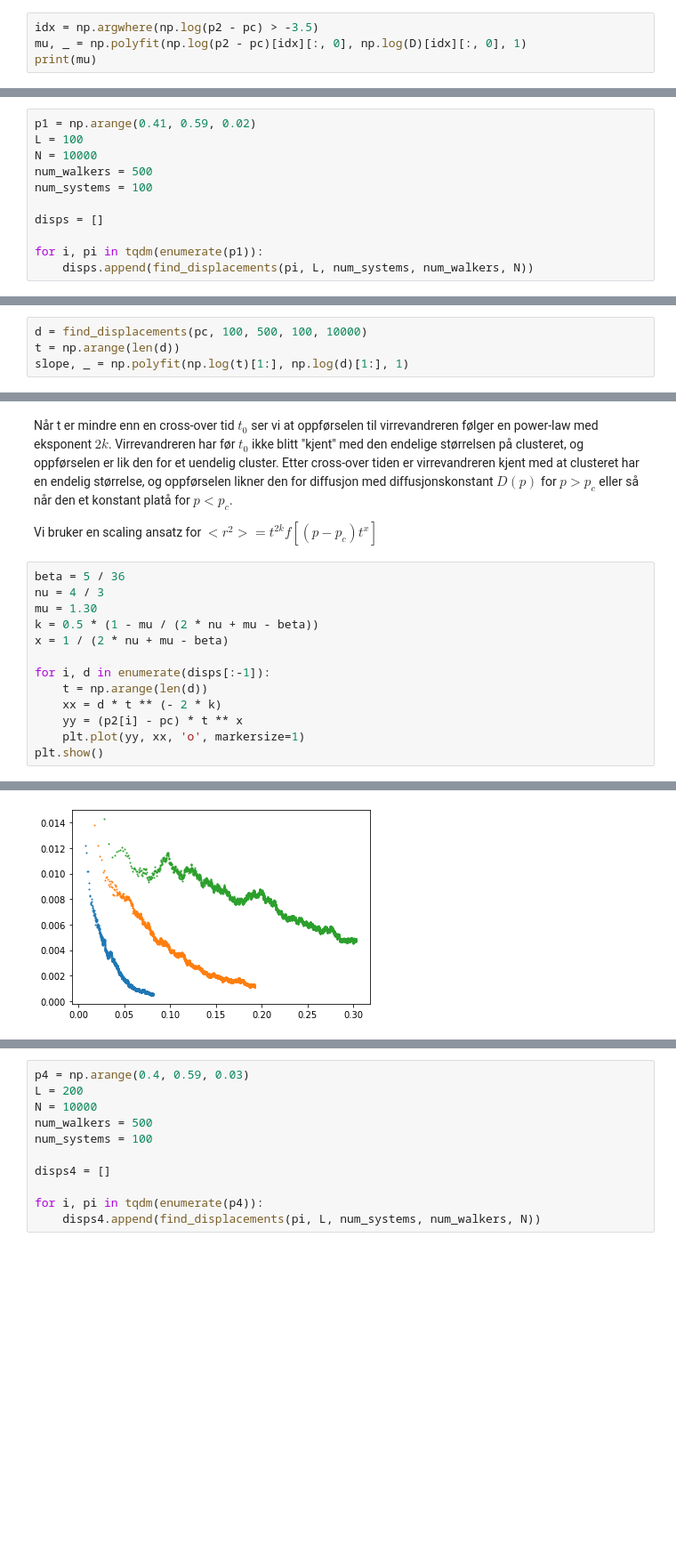
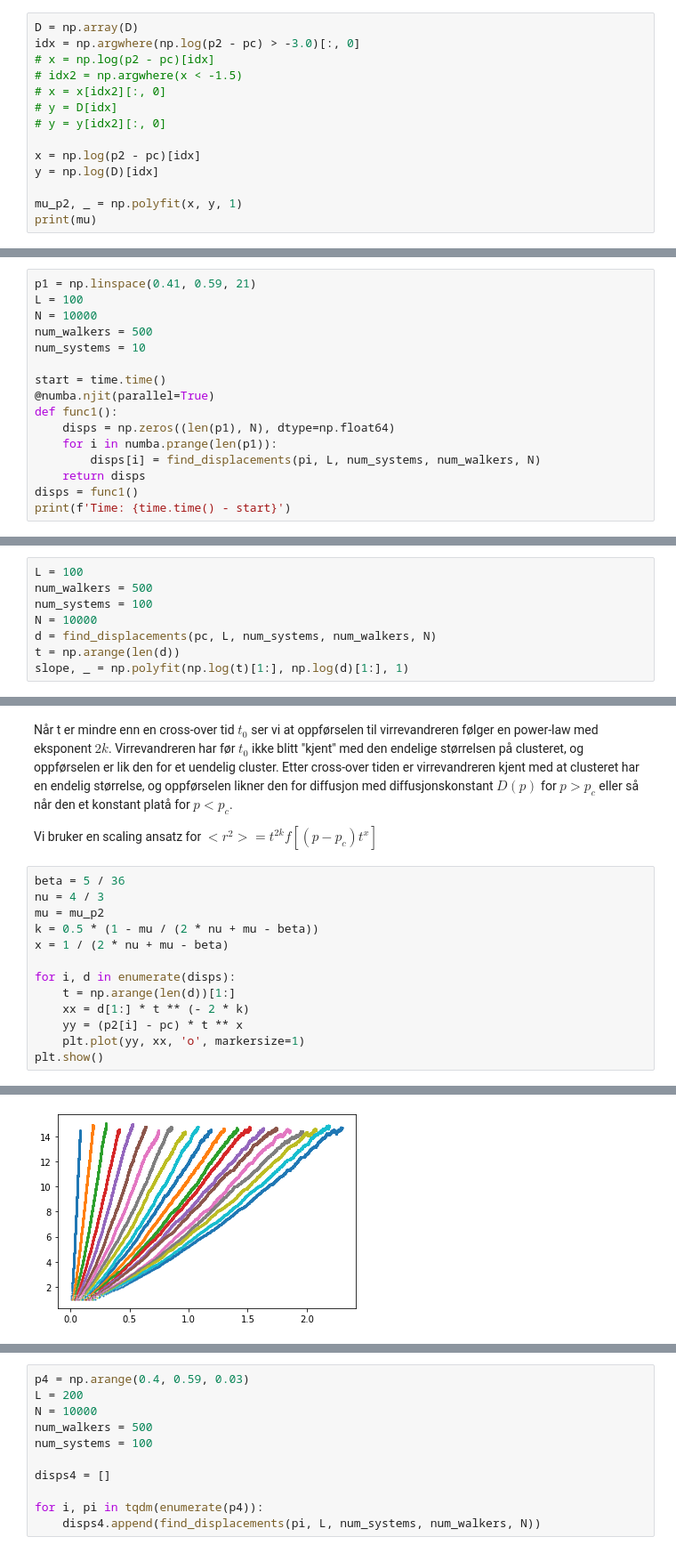
Before and after one commit to chdre/FYS4460, a Jupyter notebook: Untitled Folder 1/Untitled.ipynb, the cells around one changed output, grey strips where cells are left out. Shown at 89% size. Cells and saved outputs as stored; diff of their text form; blank space fills up the shorter version.

```diff
--- a/Untitled Folder 1/Untitled.ipynb
+++ b/Untitled Folder 1/Untitled.ipynb
@@ -191,5 +199,15 @@ plt.show()
 # %%
-idx = np.argwhere(np.log(p2 - pc) > -3.5)
-mu, _ = np.polyfit(np.log(p2 - pc)[idx][:, 0], np.log(D)[idx][:, 0], 1)
+D = np.array(D)
+idx = np.argwhere(np.log(p2 - pc) > -3.0)[:, 0]
+# x = np.log(p2 - pc)[idx]
+# idx2 = np.argwhere(x < -1.5)
+# x = x[idx2][:, 0]
+# y = D[idx]
+# y = y[idx2][:, 0]
+
+x = np.log(p2 - pc)[idx]
+y = np.log(D)[idx]
+
+mu_p2, _ = np.polyfit(x, y, 1)
 print(mu)
 # %% [output]
@@ -197,13 +215,18 @@ print(mu)
 # %% [markdown]
 Ser at $\mu = $, som er mindre enn teoretiske verdien $1.3$.
 # %%
-p1 = np.arange(0.41, 0.59, 0.02)
+p1 = np.linspace(0.41, 0.59, 21)
 L = 100
 N = 10000
 num_walkers = 500
-num_systems = 100
+num_systems = 10
 
-disps = []
-
-for i, pi in tqdm(enumerate(p1)):
-    disps.append(find_displacements(pi, L, num_systems, num_walkers, N))
+start = time.time()
+@numba.njit(parallel=True)
+def func1():
+    disps = np.zeros((len(p1), N), dtype=np.float64)
+    for i in numba.prange(len(p1)):
+        disps[i] = find_displacements(pi, L, num_systems, num_walkers, N)
+    return disps
+disps = func1()
+print(f'Time: {time.time() - start}')
@@ -220,5 +245,9 @@ plt.show()
 # %%
-d = find_displacements(pc, 100, 500, 100, 10000)
+L = 100
+num_walkers = 500
+num_systems = 100
+N = 10000
+d = find_displacements(pc, L, num_systems, num_walkers, N)
 t = np.arange(len(d))
 slope, _ = np.polyfit(np.log(t)[1:], np.log(d)[1:], 1)
 # %%
@@ -246,13 +275,13 @@ Vi bruker en scaling ansatz for  $<r^2> = t^{2k} f[(p - p_c)t^x]$
 # %%
 beta = 5 / 36
 nu = 4 / 3
-mu = 1.30
+mu = mu_p2
 k = 0.5 * (1 - mu / (2 * nu + mu - beta))
 x = 1 / (2 * nu + mu - beta)
 
-for i, d in enumerate(disps[:-1]):
-    t = np.arange(len(d))
-    xx = d * t ** (- 2 * k)
+for i, d in enumerate(disps):
+    t = np.arange(len(d))[1:]
+    xx = d[1:] * t ** (- 2 * k)
     yy = (p2[i] - pc) * t ** x
     plt.plot(yy, xx, 'o', markersize=1)
 plt.show()
@@ -262,4 +289,4 @@ plt.show()
-[figure, old version]
+[figure, new version]
 # %%
 p3 = np.arange(0.6, 0.8, 0.03)
 L = 100
```
Also changed, not shown: parts of 14 cells of this notebook.
